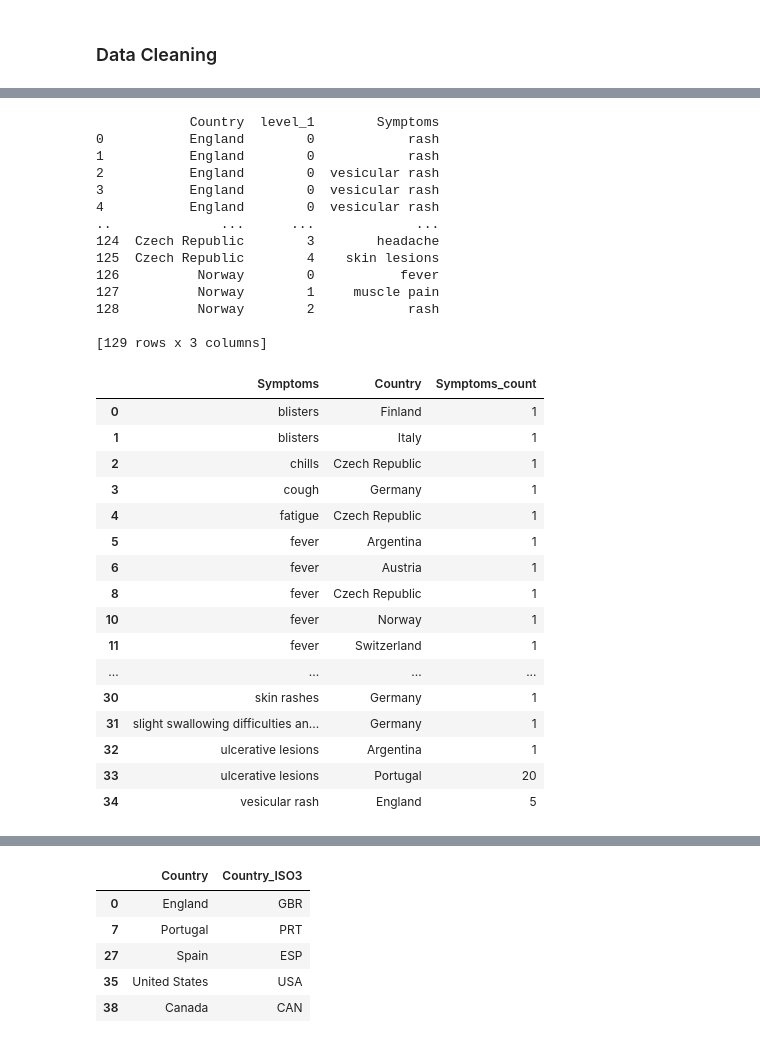
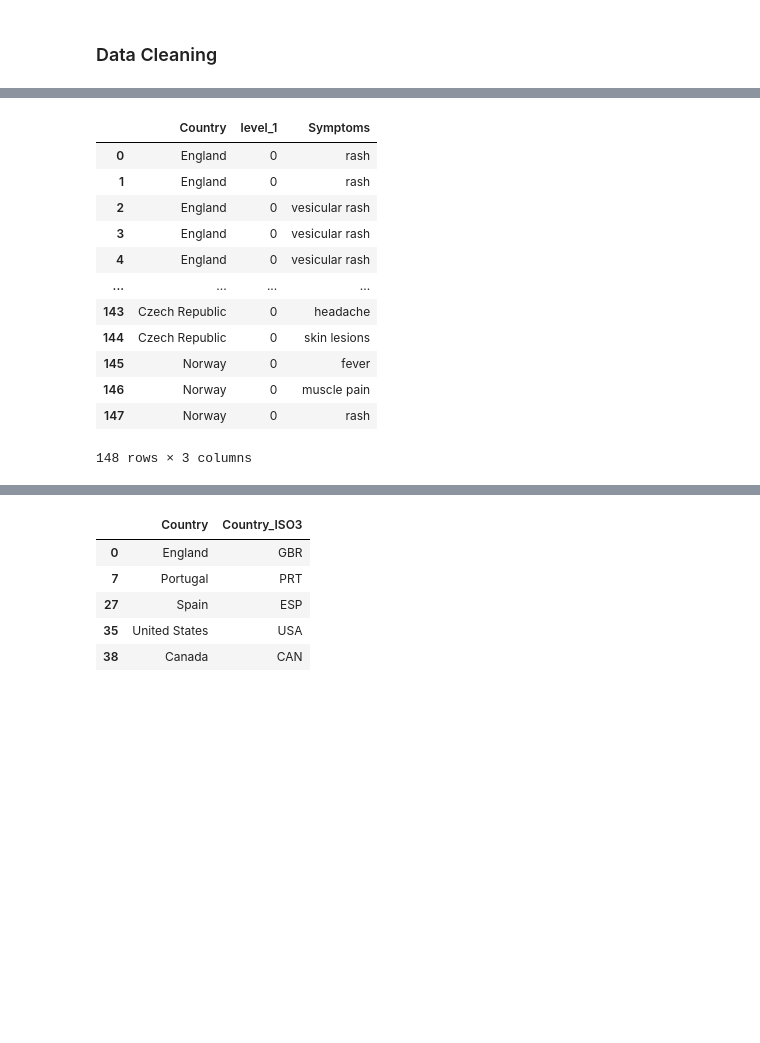
Before and after one commit to Twe-Maker/MonkeyPox, a Jupyter notebook: Script.ipynb, the cells around one changed output, grey strips where cells are left out. Saved outputs shown, nothing was run; the diff lists cells and outputs as text; code cells hidden in the pictures; blank space fills up the shorter version.

```diff
--- a/Script.ipynb
+++ b/Script.ipynb
@@ -160,51 +160,46 @@ Total_case
 # 	sum_case.append(counter)
 # %%
 # Count the symptoms for each country and find the similarity ratio
+
 sym_df = df[df["Date_confirmation"].notna()]
 sym_df['Symptoms'] = sym_df['Symptoms'].str.lower()
 
 
 
 sym_df = (sym_df.set_index('Country')['Symptoms']
        .str.split(',', expand=True)
        .apply(lambda x: x.str.strip())
        .stack()
        .rename('Country')
        .reset_index(name='Symptoms'))
-print(sym_df)
 
-count_sym_df = sym_df.groupby(['Symptoms','Country']).size().reset_index(name='Symptoms_count')
-count_sym_df = count_sym_df.sort_values(by=['Symptoms','Symptoms_count'])
-count_sym_df
+
+sym_df = (sym_df.set_index('Country')['Symptoms']
+       .str.split(';', expand=True)
+       .apply(lambda x: x.str.strip())
+       .stack()
+       .rename('Country')
+       .reset_index(name='Symptoms'))
+
+
+sym_df = (sym_df.set_index('Country')['Symptoms']
+       .str.split('and', expand=True)
+       .apply(lambda x: x.str.strip())
+       .stack()
+       .rename('Country')
+       .reset_index(name='Symptoms'))
+sym_df
 # %% [output]
+|  | Country | level_1 | Symptoms |
+| 0 | England | 0 | rash |
+| 1 | England | 0 | rash |
+| 2 | England | 0 | vesicular rash |
+| 3 | England | 0 | vesicular rash |
+| 4 | England | 0 | vesicular rash |
+| ... | ... | ... | ... |
+| 143 | Czech Republic | 0 | headache |
+| 144 | Czech Republic | 0 | skin lesions |
+| 145 | Norway | 0 | fever |
+| 146 | Norway | 0 | muscle pain |
+| 147 | Norway | 0 | rash |
-            Country  level_1        Symptoms
-0           England        0            rash
-1           England        0            rash
-2           England        0  vesicular rash
-3           England        0  vesicular rash
-4           England        0  vesicular rash
-..              ...      ...             ...
-124  Czech Republic        3        headache
-125  Czech Republic        4    skin lesions
-126          Norway        0           fever
-127          Norway        1     muscle pain
-128          Norway        2            rash
-
-[129 rows x 3 columns]
+148 rows × 3 columns
-|  | Symptoms | Country | Symptoms_count |
-| 0 | blisters | Finland | 1 |
-| 1 | blisters | Italy | 1 |
-| 2 | chills | Czech Republic | 1 |
-| 3 | cough | Germany | 1 |
-| 4 | fatigue | Czech Republic | 1 |
-| 5 | fever | Argentina | 1 |
-| 6 | fever | Austria | 1 |
-| 8 | fever | Czech Republic | 1 |
-| 10 | fever | Norway | 1 |
-| 11 | fever | Switzerland | 1 |
-| ... | ... | ... | ... |
-| 30 | skin rashes | Germany | 1 |
-| 31 | slight swallowing difficulties an... | Germany | 1 |
-| 32 | ulcerative lesions | Argentina | 1 |
-| 33 | ulcerative lesions | Portugal | 20 |
-| 34 | vesicular rash | England | 5 |
```
Also changed, not shown: parts of 13 cells of this notebook, 12 other files.
